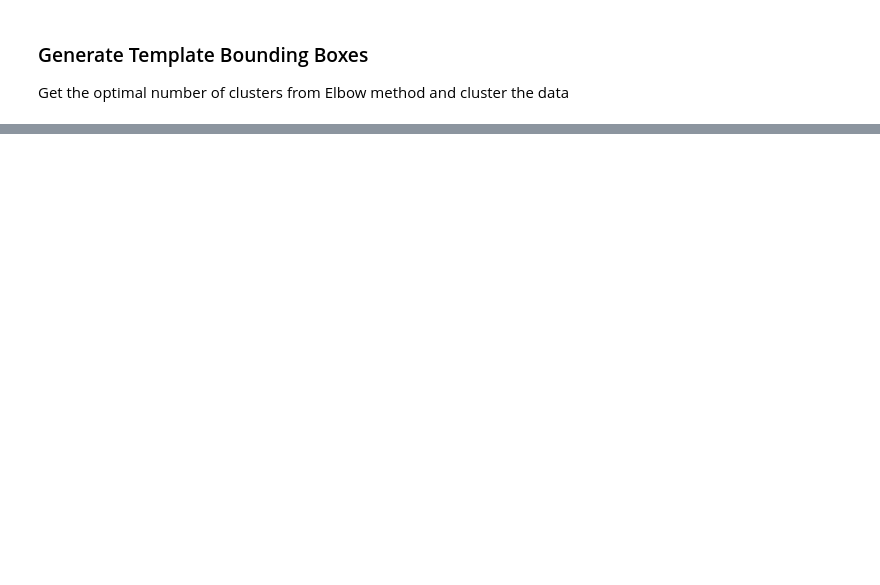
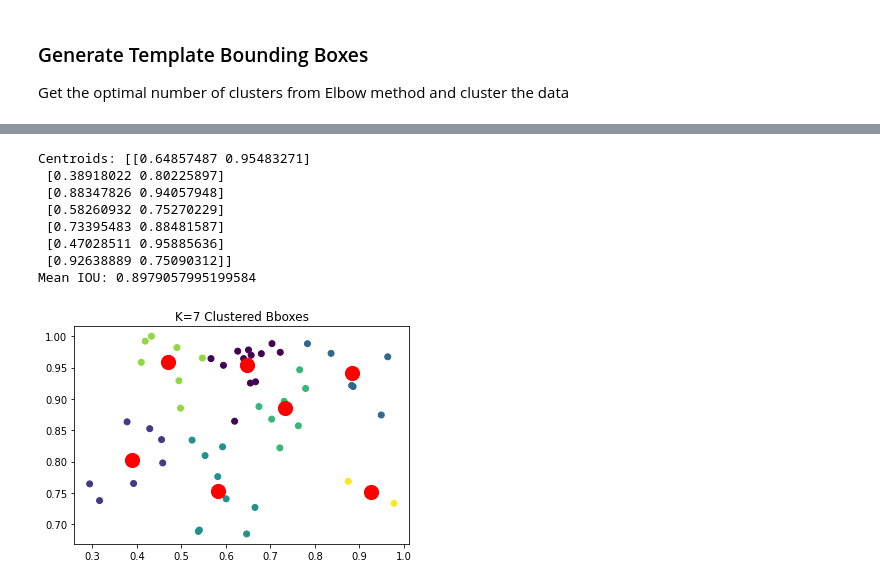
Before and after one commit to uday96/EVA4-TSAI, a Jupyter notebook: S12/EVA4_S12_B_Solution.ipynb, the cells around one changed output, grey strips where cells are left out. Cells and saved outputs as stored; diff of their text form; code cells hidden in the pictures; blank space fills up the shorter version.

```diff
--- a/S12/EVA4_S12_B_Solution.ipynb
+++ b/S12/EVA4_S12_B_Solution.ipynb
@@ -116,0 +182,12 @@ array([[0.66169087, 0.931878  ],
+# %%
+ant.show_k(7)
+# %% [output]
+Centroids: [[0.64857487 0.95483271]
+ [0.38918022 0.80225897]
+ [0.88347826 0.94057948]
+ [0.58260932 0.75270229]
+ [0.73395483 0.88481587]
+ [0.47028511 0.95885636]
+ [0.92638889 0.75090312]]
+Mean IOU: 0.8979057995199584
+[figure, added]
```
Also changed, not shown: parts of 14 cells of this notebook.
